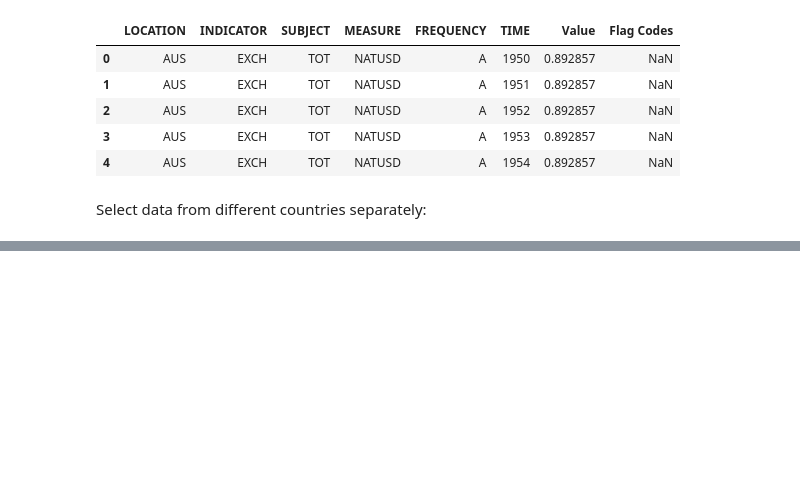
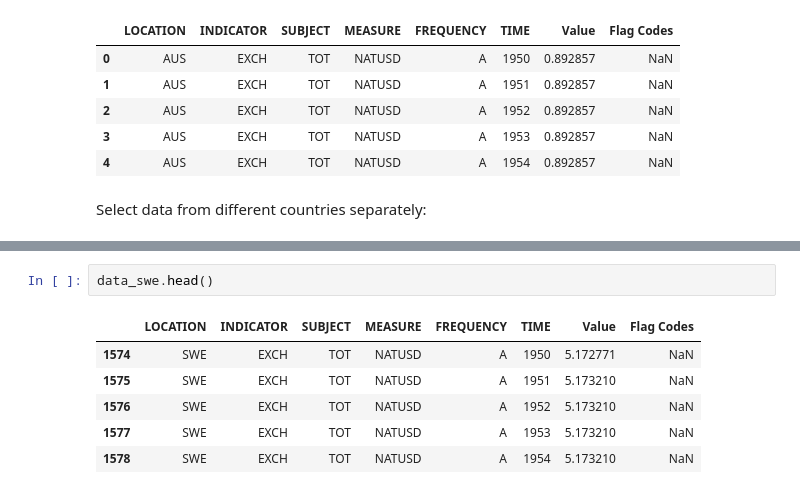
Before and after one commit to katilp/example-notebooks, a Jupyter notebook: Currencies (select, plot).ipynb, the cells around one changed output, grey strips where cells are left out. Saved outputs shown, nothing was run; the diff lists cells and outputs as text; blank space fills up the shorter version.

```diff
--- a/Currencies (select, plot).ipynb
+++ b/Currencies (select, plot).ipynb
@@ -32,0 +60,9 @@ plt.show()
+# %%
+data_swe.head()
+# %% [output]
+|  | LOCATION | INDICATOR | SUBJECT | MEASURE | FREQUENCY | TIME | Value | Flag Codes |
+| 1574 | SWE | EXCH | TOT | NATUSD | A | 1950 | 5.172771 | NaN |
+| 1575 | SWE | EXCH | TOT | NATUSD | A | 1951 | 5.173210 | NaN |
+| 1576 | SWE | EXCH | TOT | NATUSD | A | 1952 | 5.173210 | NaN |
+| 1577 | SWE | EXCH | TOT | NATUSD | A | 1953 | 5.173210 | NaN |
+| 1578 | SWE | EXCH | TOT | NATUSD | A | 1954 | 5.173210 | NaN |
```
Also changed, not shown: parts of 12 cells of this notebook.
